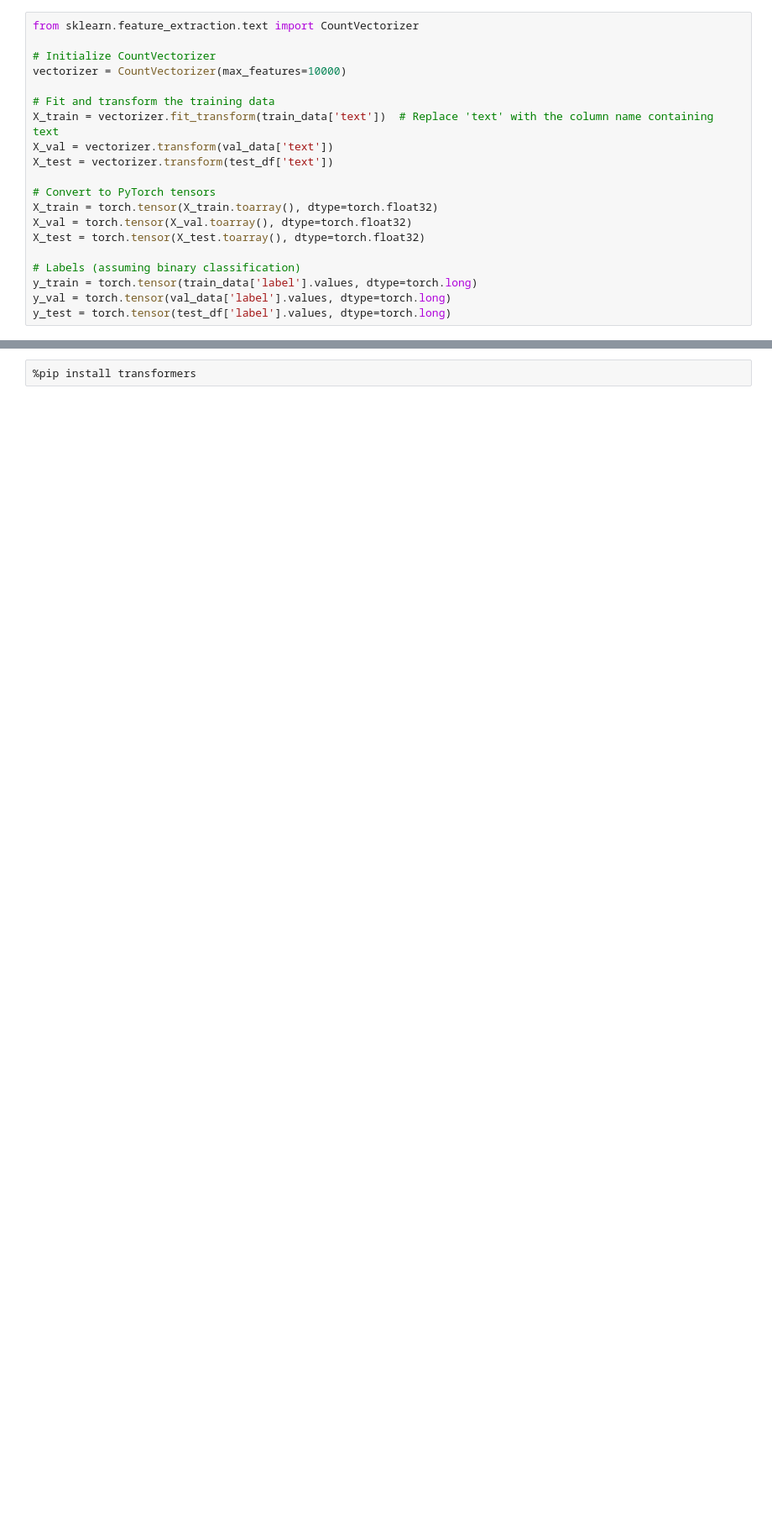
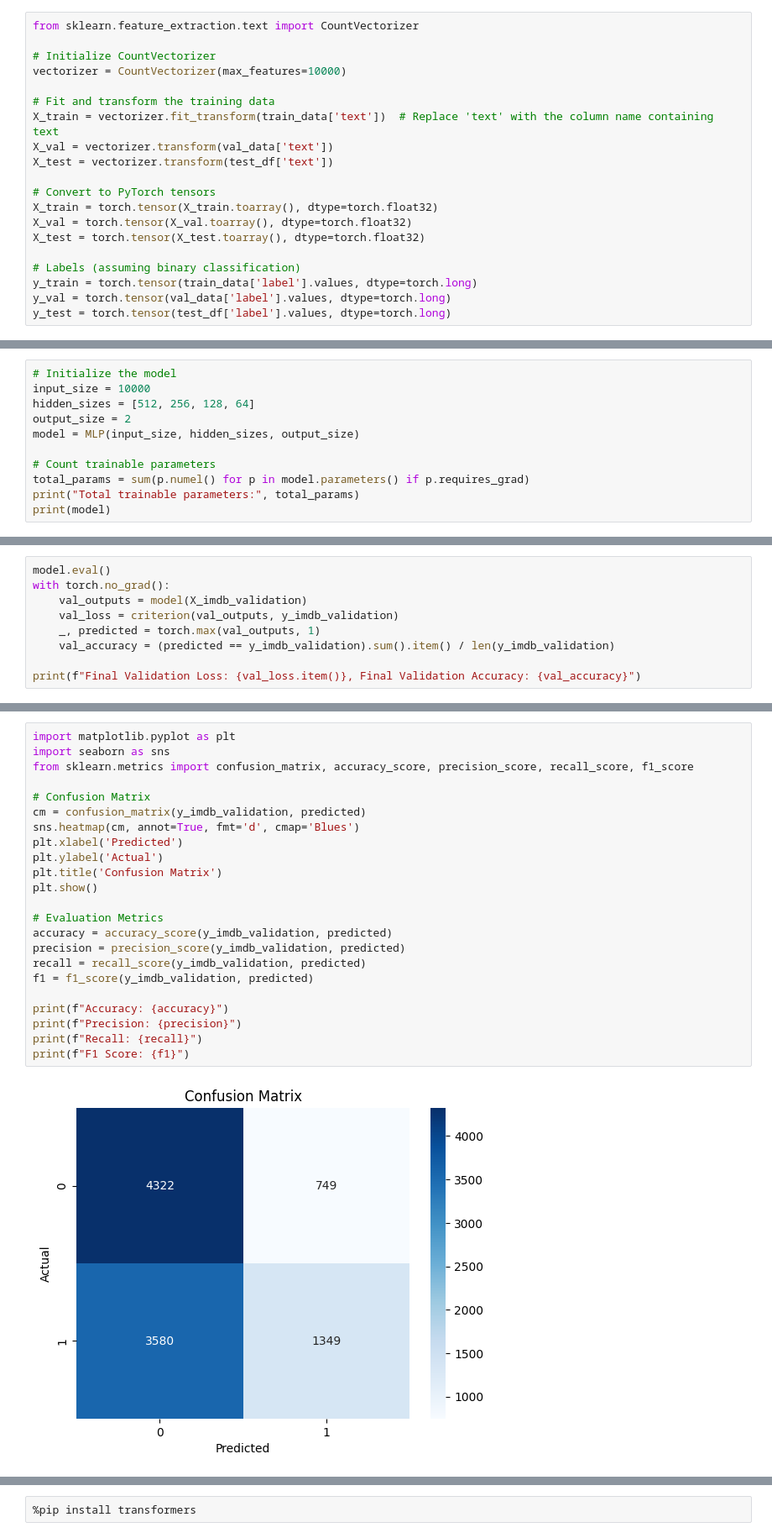
Before and after one commit to Akshat13shah/STT-_Ai_Assignment7, a Jupyter notebook: Model_Checkpointing.ipynb, the cells around one changed output, grey strips where cells are left out. Shown: that part at 84% size. Cells and saved outputs as stored; diff of their text form; blank space fills up the shorter version.

```diff
--- a/Model_Checkpointing.ipynb
+++ b/Model_Checkpointing.ipynb
@@ -217,0 +289,11 @@ y_test = torch.tensor(test_df['label'].values, dtype=torch.long)
+# %%
+# Initialize the model
+input_size = 10000
+hidden_sizes = [512, 256, 128, 64]
+output_size = 2
+model = MLP(input_size, hidden_sizes, output_size)
+
+# Count trainable parameters
+total_params = sum(p.numel() for p in model.parameters() if p.requires_grad)
+print("Total trainable parameters:", total_params)
+print(model)
@@ -217,0 +350,9 @@ y_test = torch.tensor(test_df['label'].values, dtype=torch.long)
+# %%
+model.eval()
+with torch.no_grad():
+    val_outputs = model(X_imdb_validation)
+    val_loss = criterion(val_outputs, y_imdb_validation)
+    _, predicted = torch.max(val_outputs, 1)
+    val_accuracy = (predicted == y_imdb_validation).sum().item() / len(y_imdb_validation)
+
+print(f"Final Validation Loss: {val_loss.item()}, Final Validation Accuracy: {val_accuracy}")
@@ -217,0 +361,25 @@ y_test = torch.tensor(test_df['label'].values, dtype=torch.long)
+# %%
+import matplotlib.pyplot as plt
+import seaborn as sns
+from sklearn.metrics import confusion_matrix, accuracy_score, precision_score, recall_score, f1_score
+
+# Confusion Matrix
+cm = confusion_matrix(y_imdb_validation, predicted)
+sns.heatmap(cm, annot=True, fmt='d', cmap='Blues')
+plt.xlabel('Predicted')
+plt.ylabel('Actual')
+plt.title('Confusion Matrix')
+plt.show()
+
+# Evaluation Metrics
+accuracy = accuracy_score(y_imdb_validation, predicted)
+precision = precision_score(y_imdb_validation, predicted)
+recall = recall_score(y_imdb_validation, predicted)
+f1 = f1_score(y_imdb_validation, predicted)
+
+print(f"Accuracy: {accuracy}")
+print(f"Precision: {precision}")
+print(f"Recall: {recall}")
+print(f"F1 Score: {f1}")
+# %% [output]
+[figure, added]
```
Also changed, not shown: parts of 10 cells of this notebook.
